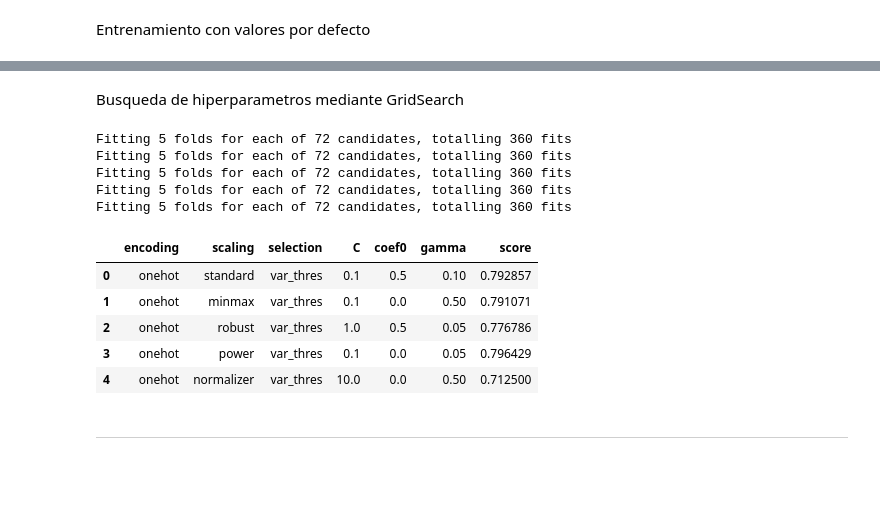
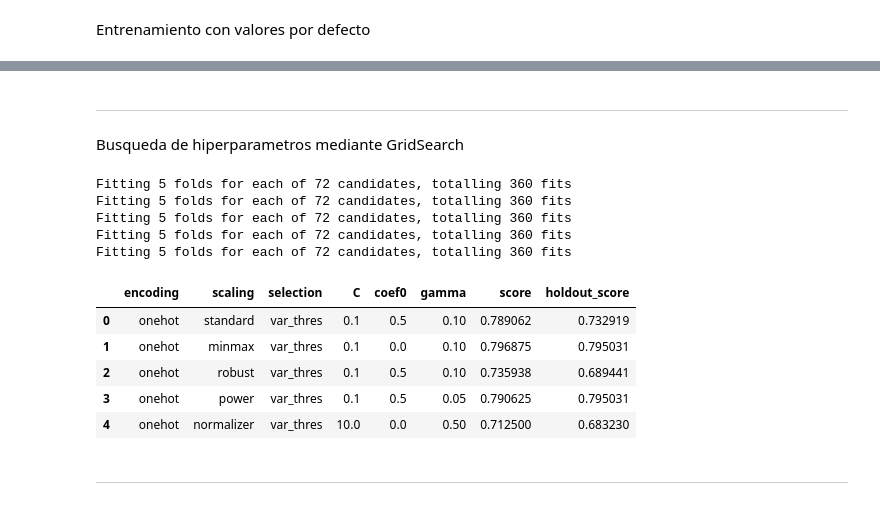
Before and after one commit to jalbarrac/datos-tp, a Jupyter notebook: TP2.ipynb, the cells around one changed output, grey strips where cells are left out. Cells and saved outputs as stored; diff of their text form; code cells hidden in the pictures; blank space fills up the shorter version.

```diff
--- a/TP2.ipynb
+++ b/TP2.ipynb
@@ -719,47 +668,39 @@ score.mean()
+# %% [markdown]
+---
 # %% [markdown]
 Busqueda de hiperparametros mediante GridSearch
 # %%
+clf_svc = svm.SVC(kernel='sigmoid')
+
 svc_grid_params = {
     'C' : [0.01, 0.1, 1, 10],
     'gamma': [0.05, 0.1, 0.5, 1.0, 1.5, 2.0],
     'coef0': [0.0, 0.5, 1.0]
 }
 
 gs = model_selection.GridSearchCV(
     clf_svc,
     svc_grid_params,
     verbose = 1,
     cv = 5,
     n_jobs = -1
 )
+
+columnas=['encoding','scaling','selection','C', 'coef0', 'gamma', 'score', 'holdout_score']
+
+aplicar_gscv(gs, columnas)
+# %% [output]
+Fitting 5 folds for each of 72 candidates, totalling 360 fits
+Fitting 5 folds for each of 72 candidates, totalling 360 fits
+Fitting 5 folds for each of 72 candidates, totalling 360 fits
+Fitting 5 folds for each of 72 candidates, totalling 360 fits
+Fitting 5 folds for each of 72 candidates, totalling 360 fits
+|  | encoding | scaling | selection | C | coef0 | gamma | score | holdout_score |
+| 0 | onehot | standard | var_thres | 0.1 | 0.5 | 0.10 | 0.789062 | 0.732919 |
+| 1 | onehot | minmax | var_thres | 0.1 | 0.0 | 0.10 | 0.796875 | 0.795031 |
+| 2 | onehot | robust | var_thres | 0.1 | 0.5 | 0.10 | 0.735938 | 0.689441 |
+| 3 | onehot | power | var_thres | 0.1 | 0.5 | 0.05 | 0.790625 | 0.795031 |
+| 4 | onehot | normalizer | var_thres | 10.0 | 0.0 | 0.50 | 0.712500 | 0.683230 |
-# %%
-metricas = []
-for conjunto in datos:
-
-    gs_results = gs.fit(conjunto[0], conjunto[2])
-    row = []
-    row.append(conjunto[4])
-    row.append(conjunto[5])
-    row.append(conjunto[6])
-    for key in gs_results.best_params_:
-        row.append(gs_results.best_params_[key])
-    row.append(gs_results.best_score_)
-    metricas.append(row)
-
-dd = pd.DataFrame(metricas, columns=['encoding','scaling','selection','C', 'coef0', 'gamma', 'score'])
-dd
-# %% [output]
-Fitting 5 folds for each of 72 candidates, totalling 360 fits
-Fitting 5 folds for each of 72 candidates, totalling 360 fits
-Fitting 5 folds for each of 72 candidates, totalling 360 fits
-Fitting 5 folds for each of 72 candidates, totalling 360 fits
-Fitting 5 folds for each of 72 candidates, totalling 360 fits
-|  | encoding | scaling | selection | C | coef0 | gamma | score |
-| 0 | onehot | standard | var_thres | 0.1 | 0.5 | 0.10 | 0.792857 |
-| 1 | onehot | minmax | var_thres | 0.1 | 0.0 | 0.50 | 0.791071 |
-| 2 | onehot | robust | var_thres | 1.0 | 0.5 | 0.05 | 0.776786 |
-| 3 | onehot | power | var_thres | 0.1 | 0.0 | 0.05 | 0.796429 |
-| 4 | onehot | normalizer | var_thres | 10.0 | 0.0 | 0.50 | 0.712500 |
 # %% [markdown]
 ---
 # %% [markdown]
```
Also changed, not shown: parts of 89 cells of this notebook.
